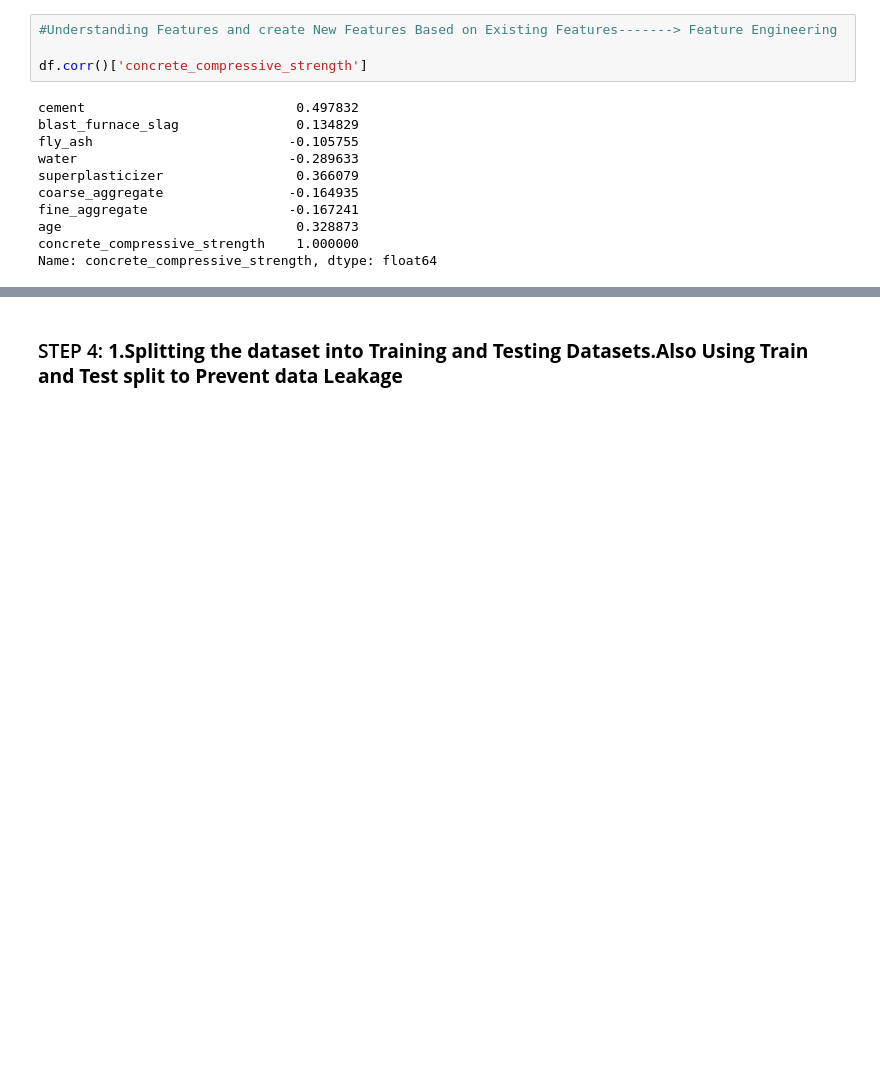
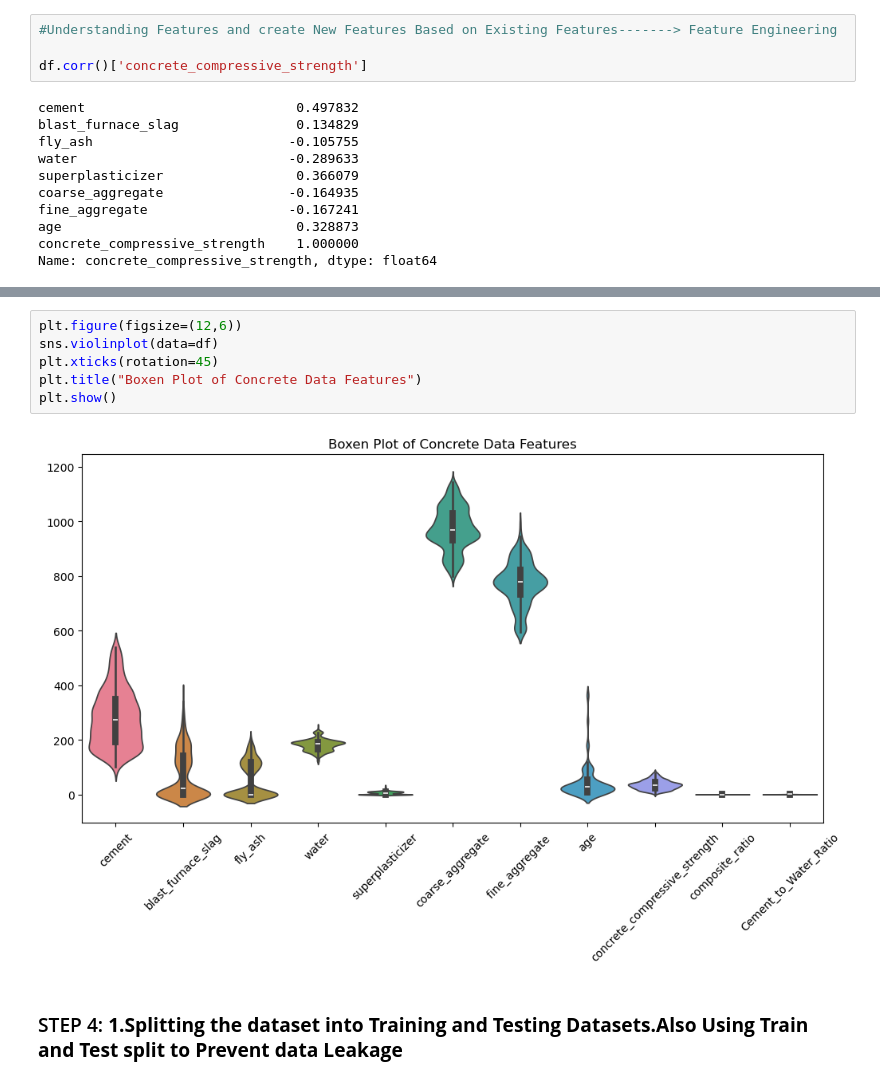
Before and after one commit to Saimehtre18/CementCompositeStrength_PredictionModel, a Jupyter notebook: model.ipynb, the cells around one changed output, grey strips where cells are left out. Saved outputs shown, nothing was run; the diff lists cells and outputs as text; blank space fills up the shorter version.

```diff
--- a/model.ipynb
+++ b/model.ipynb
@@ -168,3 +204,11 @@ plt.show()
+# %%
+plt.figure(figsize=(12,6))
+sns.violinplot(data=df)
+plt.xticks(rotation=45)
+plt.title("Boxen Plot of Concrete Data Features")
+plt.show()
+# %% [output]
+[figure, added]
 # %% [markdown]
 ### STEP 4: **1.Splitting the dataset into Training and Testing Datasets.Also Using Train and Test split to Prevent data Leakage**
 # %%
```
Also changed, not shown: parts of 19 cells of this notebook.
